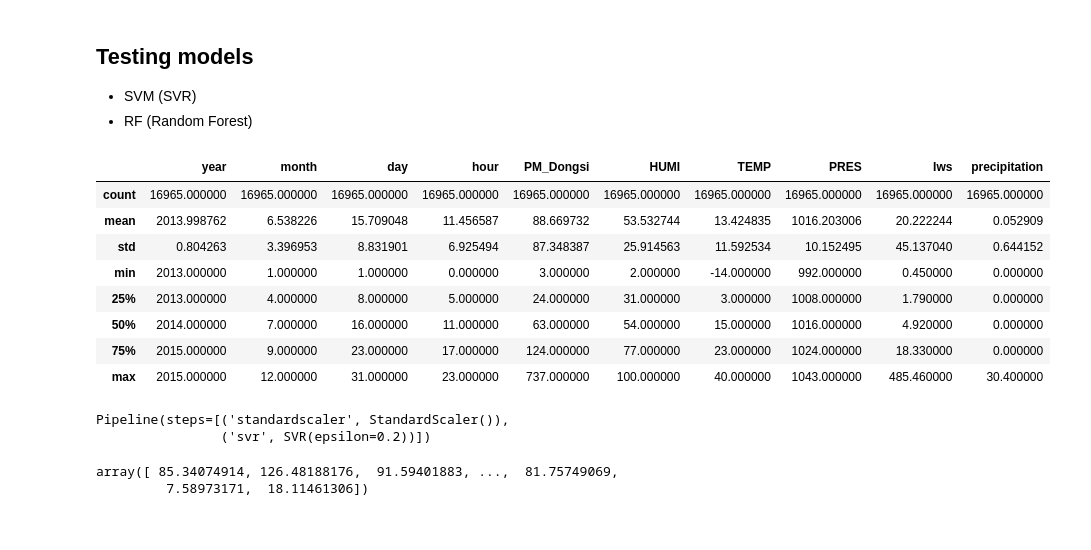
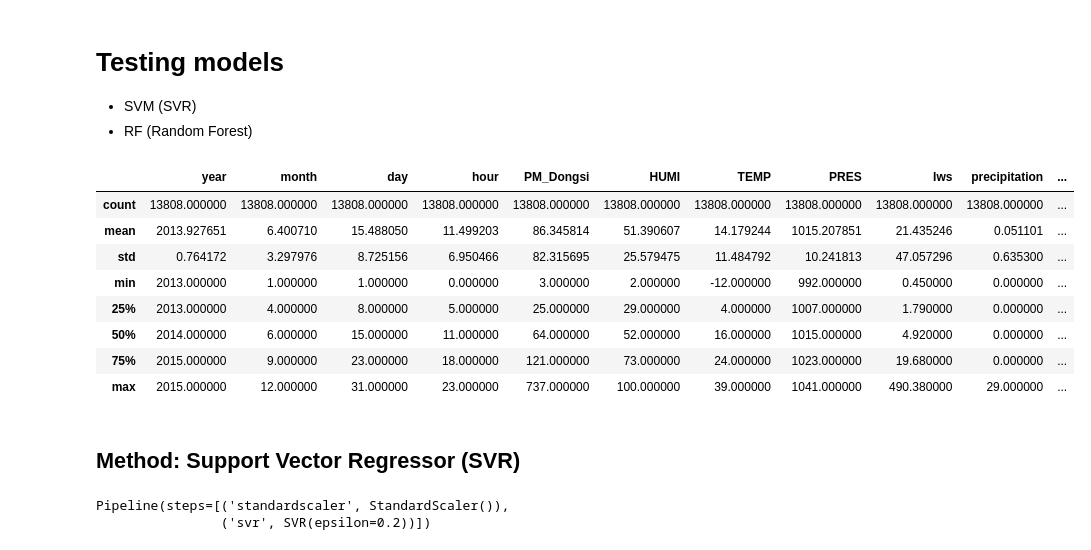
Before and after one commit to anargu/environmental-monitor, a Jupyter notebook: Testing Models.ipynb, the cells around one changed output. Cells and saved outputs as stored; diff of their text form; code cells hidden in the pictures.

Commit message:
updated testing models

```diff
--- a/Testing Models.ipynb
+++ b/Testing Models.ipynb
@@ -9,43 +11,64 @@ import pandas as pd
 # load data
 data_path = './FiveCitiePMData/BeijingPM20100101_20151231.csv'
 df = pd.read_csv(data_path)
-selected_columns = ["year","month","day","hour","season","PM_Dongsi","HUMI","TEMP","PRES","Iws","precipitation"]
+selected_columns = ["year","month","day","hour","season","PM_Dongsi","HUMI","TEMP","PRES","Iws","precipitation","PM_Dongsihuan"]
 weather_df = df.filter(selected_columns).dropna()
 weather_df['season'] = weather_df['season'].astype('category')
 # %% [markdown]
-## Testing models
+# Testing models
 
 - SVM (SVR)
 - RF (Random Forest)
 # %%
 from sklearn.svm import SVR
 from sklearn.pipeline import make_pipeline
 from sklearn.preprocessing import StandardScaler
 from sklearn.model_selection import train_test_split
 import numpy as np
 import datetime as dt
+from sklearn.metrics import mean_absolute_error, mean_squared_error, r2_score
 
-train_df, test_df = train_test_split(weather_df, test_size=0.3)
+def plot_y_pred_vs_test(y_pred, y_test):
+    y_results = pd.DataFrame({'y_target': y_test, 'y_pred':y_pred })
 
+    sns.set(style="ticks", context="talk")
+    plt.style.use("dark_background")
+    plt.figure(figsize=(18,6))
+    sns.lineplot(data=y_results[-100:])
+    # sns.lineplot(data=y_pred)
+    plt.show()
+
+def compute_errors_y_pred_vs_test(y_pred, y_test, label='computing errors:'):
+    mae = mean_absolute_error(y_test, y_pred)
+    mse = mean_squared_error(y_test, y_pred)
+    rmse = mean_squared_error(y_test, y_pred, squared=False)
+    r2 = r2_score(y_test, y_pred)
+    print(f'{label}', '+'*30, '\n')
+    print(f'mae: {mae}', f'mse: {mse}', f'rmse: {rmse}', f'r2: {r2}')
+
+
+train_df, test_df = train_test_split(weather_df, test_size=0.3, random_state=42)
 train_df.describe()
 
 # train_df["precipitation"].hasnans
 
 # y = train_df["PM_Dongsi"]
 # X = train_df[["season","HUMI","TEMP","PRES","Iws","precipitation"]]
 
 # X['datetime'] = X['datetime'].map(X['datetime'].toordinal)
 # X['datetime'] = X['datetime'].map(dt.datetime.toordinal)
 # %% [output]
-|  | year | month | day | hour | PM_Dongsi | HUMI | TEMP | PRES | Iws | precipitation |
-| count | 16965.000000 | 16965.000000 | 16965.000000 | 16965.000000 | 16965.000000 | 16965.000000 | 16965.000000 | 16965.000000 | 16965.000000 | 16965.000000 |
-| mean | 2013.998762 | 6.538226 | 15.709048 | 11.456587 | 88.669732 | 53.532744 | 13.424835 | 1016.203006 | 20.222244 | 0.052909 |
-| std | 0.804263 | 3.396953 | 8.831901 | 6.925494 | 87.348387 | 25.914563 | 11.592534 | 10.152495 | 45.137040 | 0.644152 |
-| min | 2013.000000 | 1.000000 | 1.000000 | 0.000000 | 3.000000 | 2.000000 | -14.000000 | 992.000000 | 0.450000 | 0.000000 |
-| 25% | 2013.000000 | 4.000000 | 8.000000 | 5.000000 | 24.000000 | 31.000000 | 3.000000 | 1008.000000 | 1.790000 | 0.000000 |
-| 50% | 2014.000000 | 7.000000 | 16.000000 | 11.000000 | 63.000000 | 54.000000 | 15.000000 | 1016.000000 | 4.920000 | 0.000000 |
-| 75% | 2015.000000 | 9.000000 | 23.000000 | 17.000000 | 124.000000 | 77.000000 | 23.000000 | 1024.000000 | 18.330000 | 0.000000 |
-| max | 2015.000000 | 12.000000 | 31.000000 | 23.000000 | 737.000000 | 100.000000 | 40.000000 | 1043.000000 | 485.460000 | 30.400000 |
+|  | year | month | day | hour | PM_Dongsi | HUMI | TEMP | PRES | Iws | precipitation | ... |
+| count | 13808.000000 | 13808.000000 | 13808.000000 | 13808.000000 | 13808.000000 | 13808.000000 | 13808.000000 | 13808.000000 | 13808.000000 | 13808.000000 | ... |
+| mean | 2013.927651 | 6.400710 | 15.488050 | 11.499203 | 86.345814 | 51.390607 | 14.179244 | 1015.207851 | 21.435246 | 0.051101 | ... |
+| std | 0.764172 | 3.297976 | 8.725156 | 6.950466 | 82.315695 | 25.579475 | 11.484792 | 10.241813 | 47.057296 | 0.635300 | ... |
+| min | 2013.000000 | 1.000000 | 1.000000 | 0.000000 | 3.000000 | 2.000000 | -12.000000 | 992.000000 | 0.450000 | 0.000000 | ... |
+| 25% | 2013.000000 | 4.000000 | 8.000000 | 5.000000 | 25.000000 | 29.000000 | 4.000000 | 1007.000000 | 1.790000 | 0.000000 | ... |
+| 50% | 2014.000000 | 6.000000 | 15.000000 | 11.000000 | 64.000000 | 52.000000 | 16.000000 | 1015.000000 | 4.920000 | 0.000000 | ... |
+| 75% | 2015.000000 | 9.000000 | 23.000000 | 18.000000 | 121.000000 | 73.000000 | 24.000000 | 1023.000000 | 19.680000 | 0.000000 | ... |
+| max | 2015.000000 | 12.000000 | 31.000000 | 23.000000 | 737.000000 | 100.000000 | 39.000000 | 1041.000000 | 490.380000 | 29.000000 | ... |
+# %% [markdown]
+## Method: Support Vector Regressor (SVR)
 # %%
 # from sklearn.ensemble import RandomForestRegressor
 from sklearn.svm import SVR
@@ -71,9 +91,7 @@ regr.fit(X, y)
 Pipeline(steps=[('standardscaler', StandardScaler()),
                 ('svr', SVR(epsilon=0.2))])
 # %%
-X_test = test_df[["season","HUMI","TEMP","PRES","Iws","precipitation"]]
+X_test = test_df[["season","HUMI","TEMP","PRES","Iws","precipitation","PM_Dongsihuan"]]
+y_test = test_df["PM_Dongsi"]
 
-regr.predict(X_test)
+y_pred = regr.predict(X_test)
-# %% [output]
-array([ 85.34074914, 126.48188176,  91.59401883, ...,  81.75749069,
-         7.58973171,  18.11461306])
```
Also changed, not shown: parts of 17 cells of this notebook.
